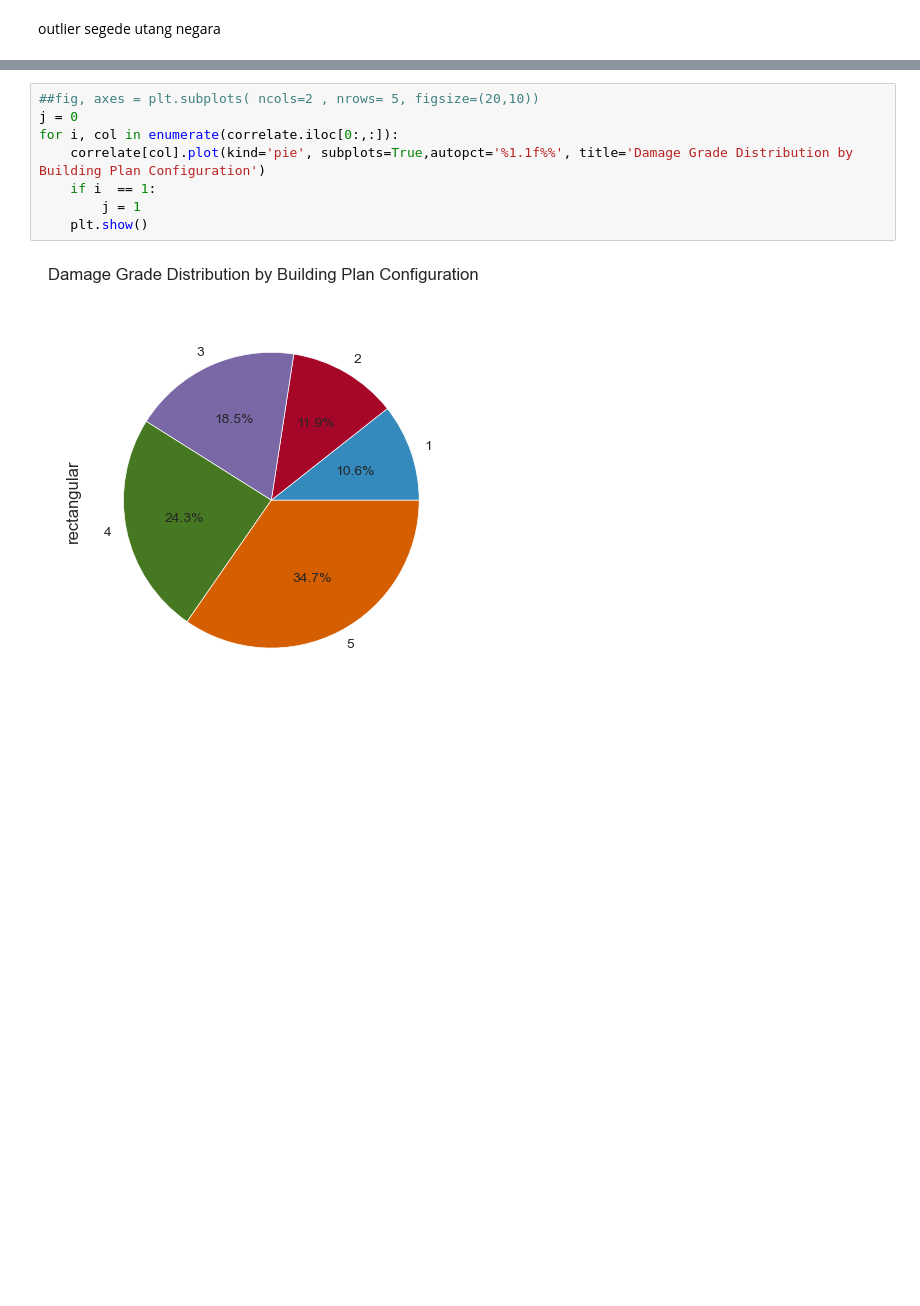
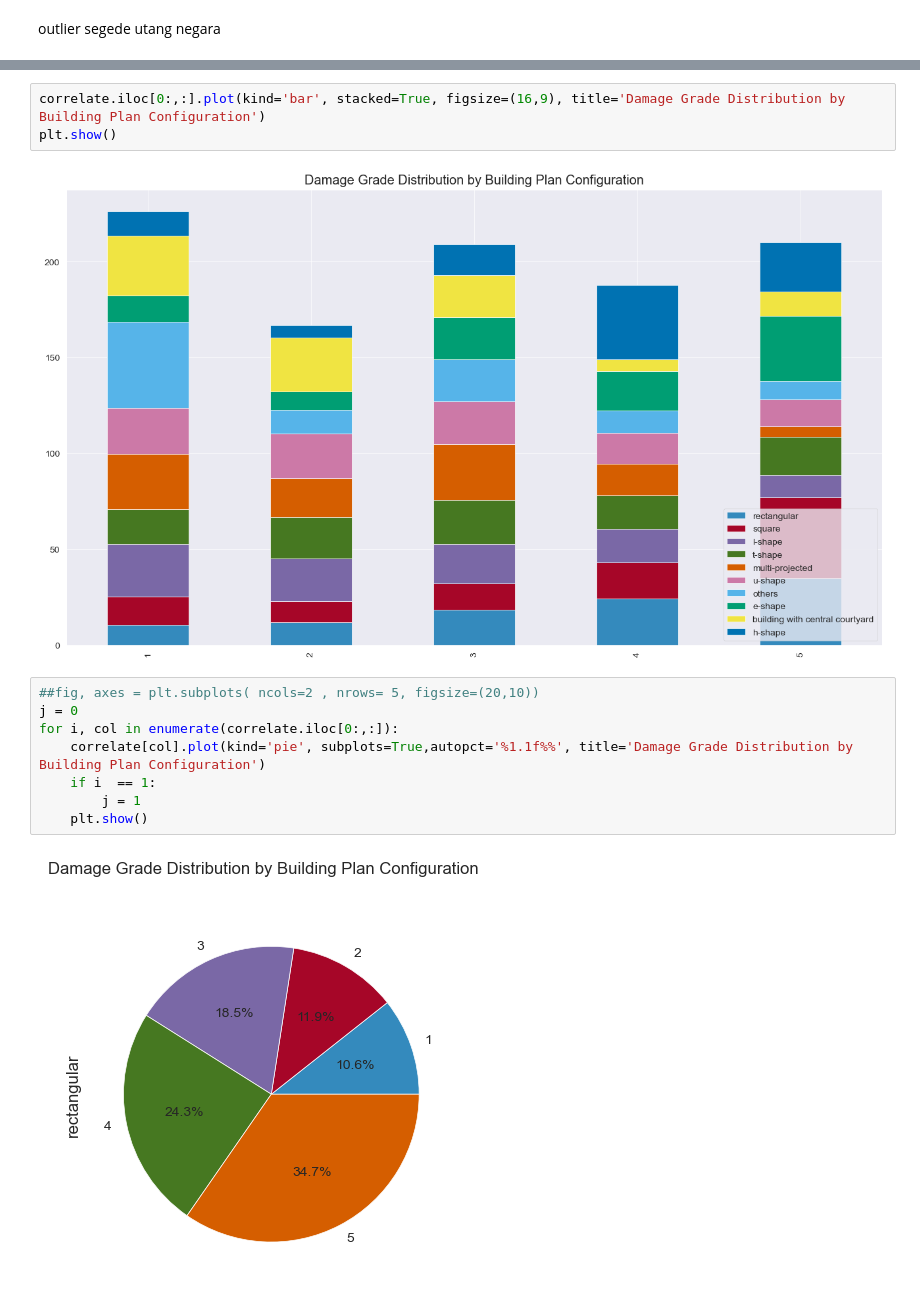
Before and after one commit to elskow/Data-Elims, a Jupyter notebook: 3-EDA/EDA.ipynb, the cells around one changed output, grey strips where cells are left out. Saved outputs shown, nothing was run; the diff lists cells and outputs as text; blank space fills up the shorter version.

```diff
--- a/3-EDA/EDA.ipynb
+++ b/3-EDA/EDA.ipynb
@@ -100,3 +151,8 @@ correlate
+# %%
+correlate.iloc[0:,:].plot(kind='bar', stacked=True, figsize=(16,9), title='Damage Grade Distribution by Building Plan Configuration')
+plt.show()
+# %% [output]
+[figure, added]
 # %%
 ##fig, axes = plt.subplots( ncols=2 , nrows= 5, figsize=(20,10))
 j = 0
```
Also changed, not shown: parts of 14 cells of this notebook.
